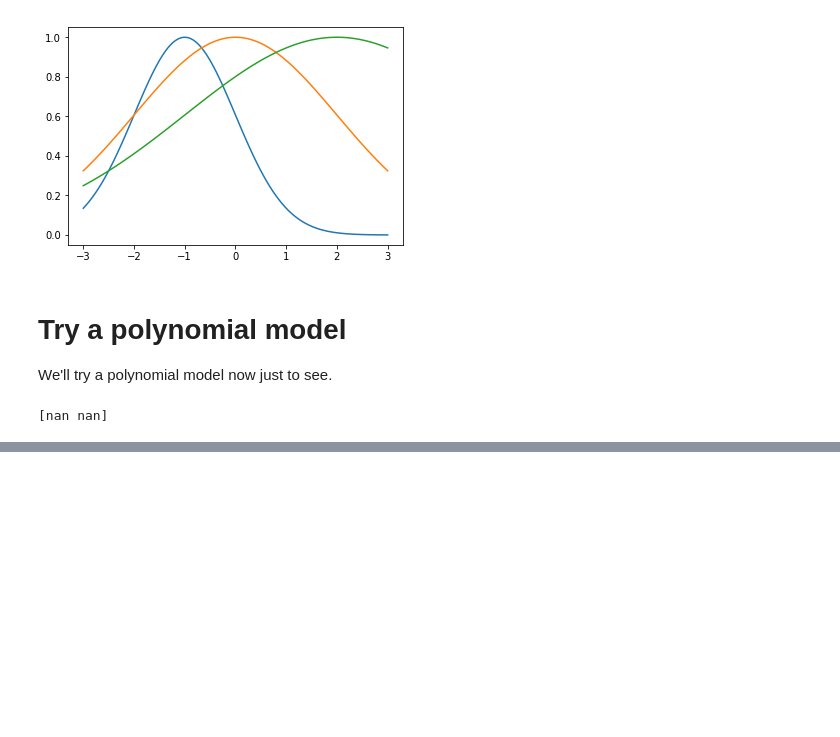
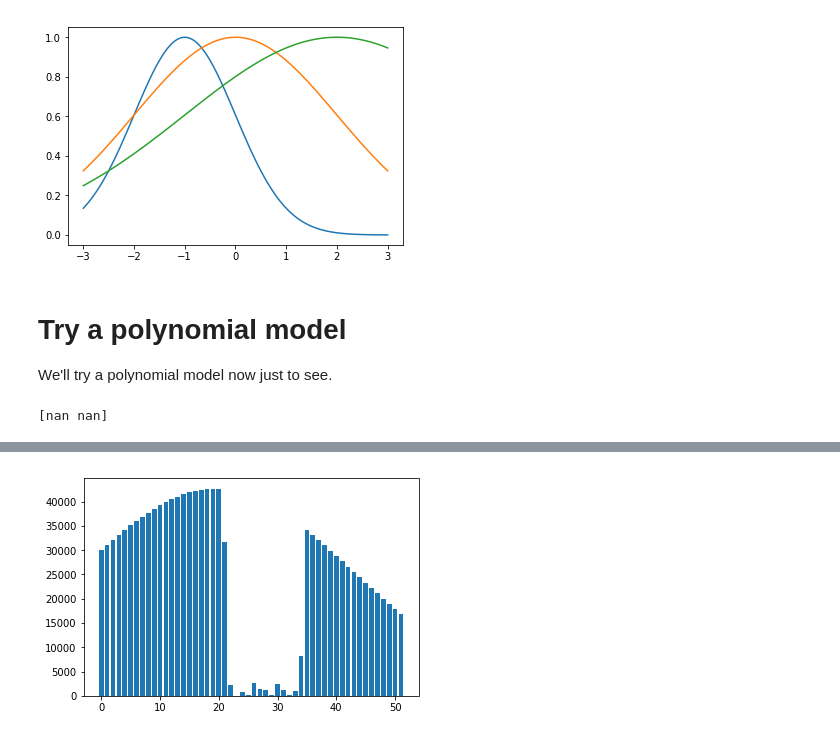
Before and after one commit to chrismattmann/MLwithTensorFlow2ed, a Jupyter notebook: Listing 3.6 - Final.ipynb, the cells around one changed output, grey strips where cells are left out. Saved outputs shown, nothing was run; the diff lists cells and outputs as text; code cells hidden in the pictures; blank space fills up the shorter version.

```diff
--- a/Listing 3.6 - Final.ipynb
+++ b/Listing 3.6 - Final.ipynb
@@ -169,0 +254,8 @@ plt.show()
+# %%
+# plot the error
+error = np.power(np.power(trY2 - Y_train, 2), 0.5)
+#print(error)
+plt.bar(X_train, error)
+plt.show()
+# %% [output]
+[figure, added]
```
Also changed, not shown: parts of 17 cells of this notebook.
